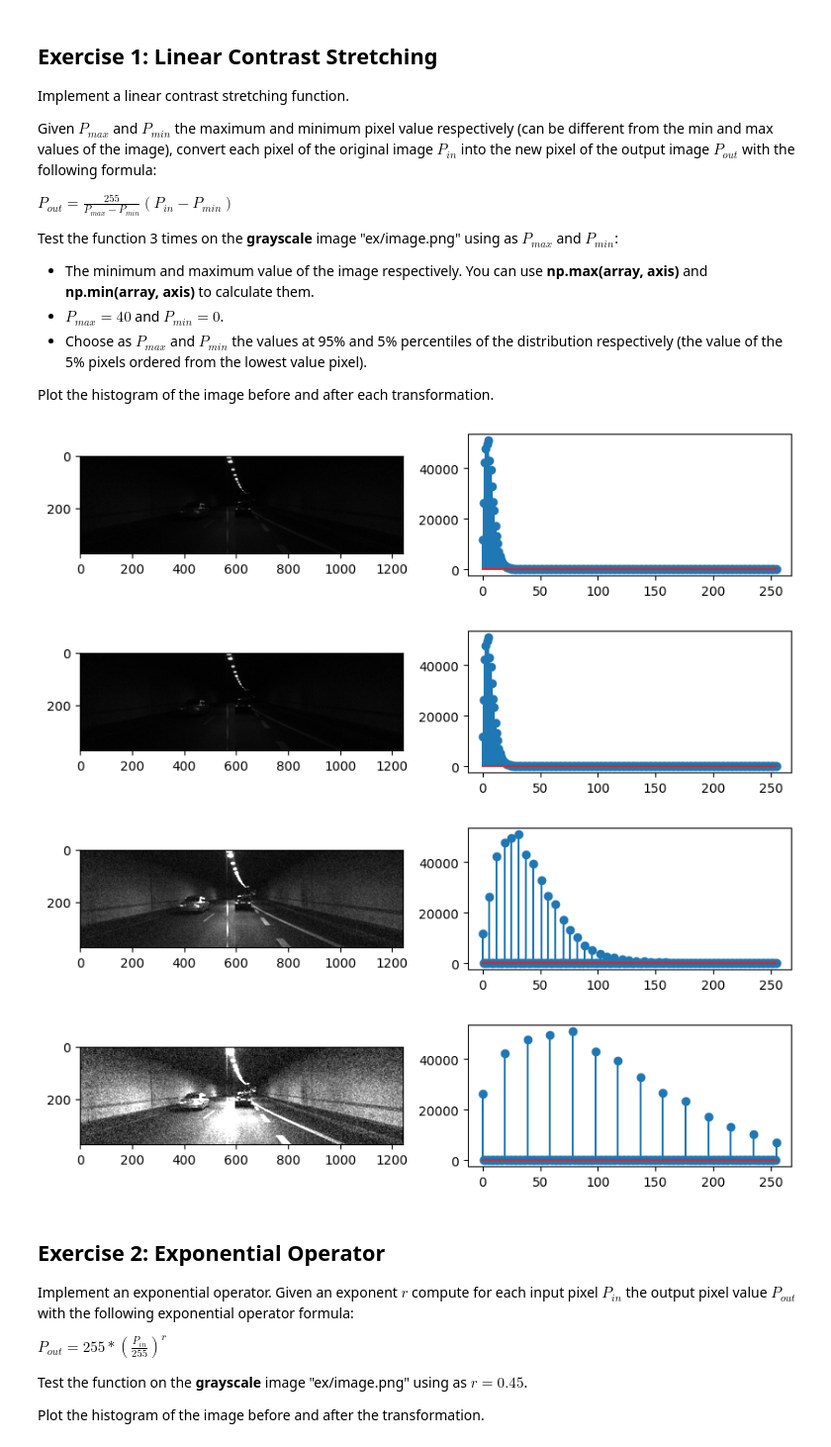
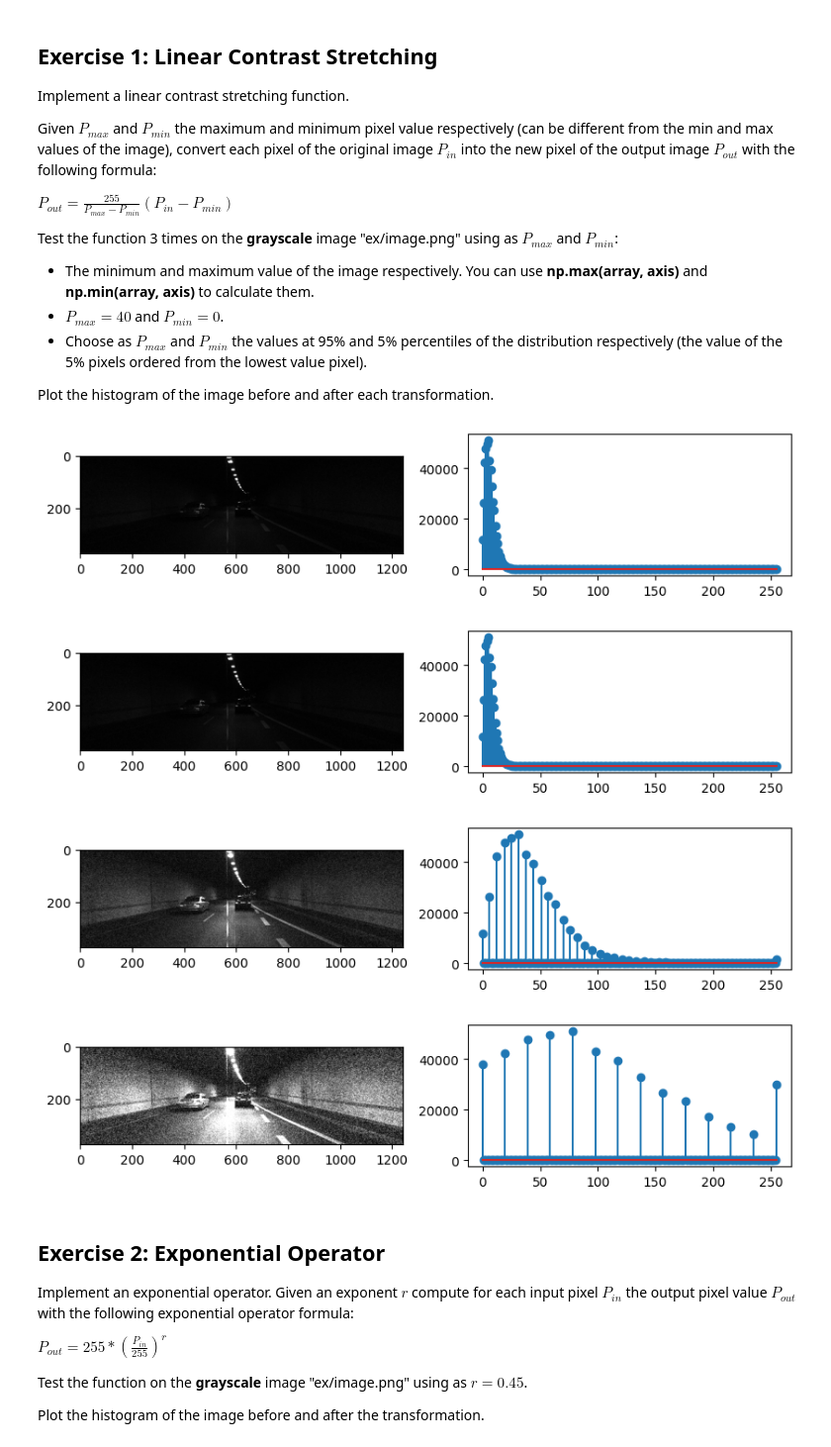
Before and after one commit to MarcelloCeresini/ComputerVision, a Jupyter notebook: LabSessions/LabSession4/LabSession4-Exercises.ipynb, the cells around one changed output. Shown at 99% size. Drawn from its saved outputs; the diff is of its cells as text; code cells hidden in the pictures.

```diff
--- a/LabSessions/LabSession4/LabSession4-Exercises.ipynb
+++ b/LabSessions/LabSession4/LabSession4-Exercises.ipynb
@@ -27,38 +27,41 @@ import matplotlib.pyplot as plt
 import numpy as np
 
 img = cv2.imread("ex/image.png", cv2.IMREAD_GRAYSCALE)
+img = np.float32(img)
 
 def linear_stretch(img, pmax, pmin):
-    pmax = float(pmax)
-    pmin = float(pmin)
-    return (img - pmin) / (pmax-pmin) * 255
+    new_img = (img.copy() - pmin) * 255 / (pmax-pmin)
+    new_img = np.minimum(new_img, 255)
+    new_img = np.maximum(new_img, 0)
+    return new_img
 
 def img_hist(img):
-    return np.histogram(img.flatten(), 256, [0, 256])[0]
+    return np.histogram(img, 256, (0,256))[0]
 
 def plot_img_hist(img):
     plt.figure(figsize=(10,2))
     plt.subplot(1,2,1)
     plt.imshow(img, cmap="gray", vmin=0, vmax=255)
     plt.subplot(1,2,2)
-    plt.stem(img_hist(img))
+    histogram = img_hist(img)
+    plt.stem(list(range(len(histogram))), histogram)
     plt.show()
-
-plot_img_hist(img)
-
-transformed_1 = linear_stretch(img.copy(), np.max(img.flatten()), np.min(img.flatten()))
-plot_img_hist(transformed_1)
-
-transformed_2 = linear_stretch(img.copy(), 40, 0)
-plot_img_hist(transformed_2)
-
-transformed_3 = linear_stretch(img.copy(), np.percentile(img.flatten(), 95), np.percentile(img.flatten(), 5))
-plot_img_hist(transformed_3)
-# %% [output]
-[figure, removed]
-[figure, removed]
-[figure, removed]
-[figure, removed]
+# %%
+plot_img_hist(img)
+
+transformed_1 = linear_stretch(img, np.max(img.flatten()), np.min(img.flatten()))
+plot_img_hist(transformed_1)
+
+transformed_2 = linear_stretch(img, 40, 0)
+plot_img_hist(transformed_2)
+
+transformed_3 = linear_stretch(img, np.percentile(img.flatten(), 95), np.percentile(img.flatten(), 5))
+plot_img_hist(transformed_3)
+# %% [output]
+[figure, added]
+[figure, added]
+[figure, added]
+[figure, added]
 # %% [markdown]
 ## Exercise 2: Exponential Operator
 Implement an exponential operator.
```
Also changed, not shown: parts of 13 cells of this notebook.
